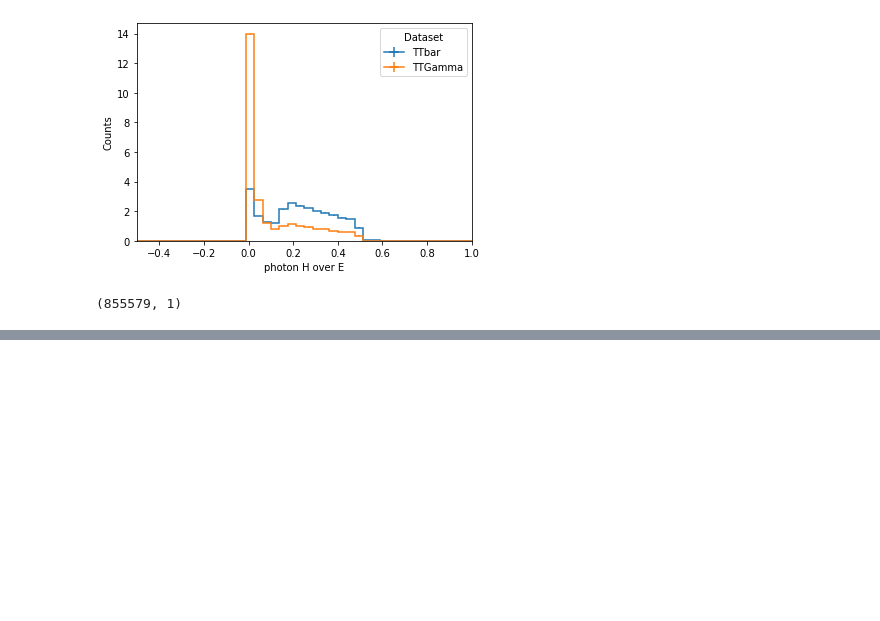
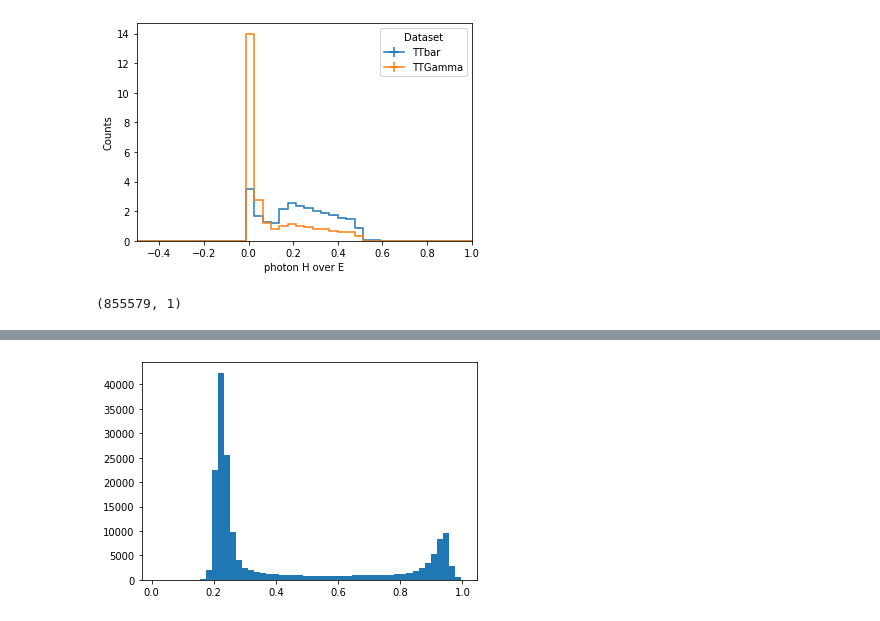
Before and after one commit to nbraukman/TTGTTBClassification, a Jupyter notebook: PhotonClassification.ipynb, the cells around one changed output, grey strips where cells are left out. Cells and saved outputs as stored; diff of their text form; code cells hidden in the pictures; blank space fills up the shorter version.

```diff
--- a/PhotonClassification.ipynb
+++ b/PhotonClassification.ipynb
@@ -475,0 +448,21 @@ val_df
+# %%
+## numpy data array --> pandas dataframe ##
+df = pd.DataFrame({
+        'pt': data_array[:,0],
+        'eta': data_array[:,1],
+        'phi': data_array[:,2],
+        'pfRelIso03_all': data_array[:,3],
+        'pfRelIso03_chg': data_array[:,4],
+        'sieie': data_array[:,5],
+        'r9': data_array[:,6],
+        'hoe': data_array[:,7],
+        'target': data_array[:,8]
+})
+
+# split into features (=X) and labels (=y)
+X = np.array(df.drop(['target'],axis=1))
+y = df['target']
+
+# use sklearn train_test_split to shuffle & split into training, validation, testing datasets
+X_train, X_test, y_train, y_test = train_test_split(X, y, test_size=0.2, random_state=1)
+X_train, X_val, y_train, y_val = train_test_split(X_train, y_train, test_size=0.25, random_state=1)
@@ -515,0 +546,5 @@ Epoch 5/5
+# %%
+plt.hist(y_pred,bins=50)
+plt.show()
+# %% [output]
+[figure, added]
```
Also changed, not shown: parts of 22 cells of this notebook.
